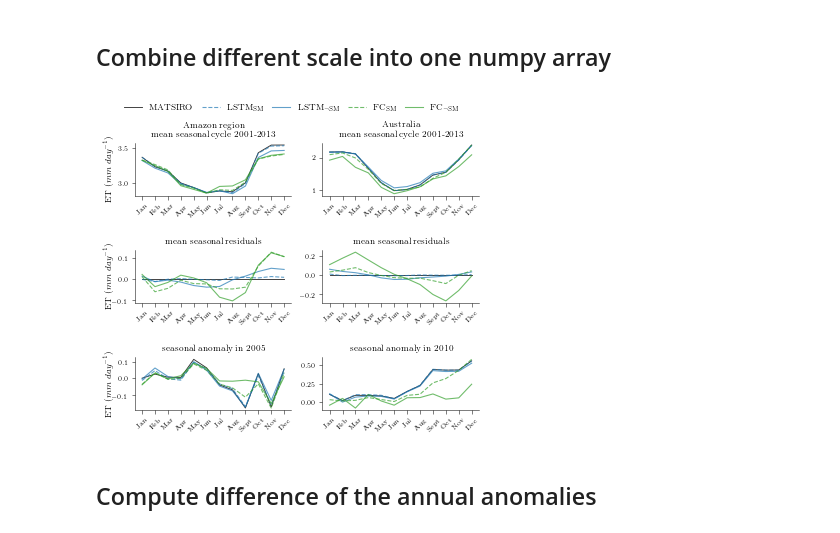
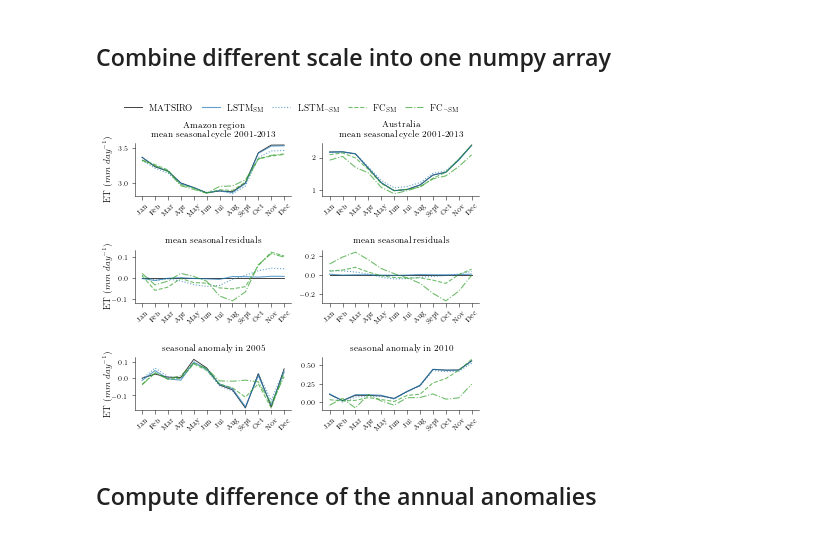
Before and after one commit to bask0/dl4es_ch18, a Jupyter notebook: src/notebooks/exp2.ipynb, the cells around one changed output. Saved outputs shown, nothing was run; the diff lists cells and outputs as text; code cells hidden in the pictures.

```diff
--- a/src/notebooks/exp2.ipynb
+++ b/src/notebooks/exp2.ipynb
@@ -63,17 +63,19 @@ Added some useful functions, I will add more (e.g. plotting time-eries). Please
 # %% [markdown]
 ## Load Data
 # %%
+'/workspace/bkraft/dlchapter_backup/dl_chapter14/experiments/et/n_sm.n_perm/inference/pred_so.zarr/'
+
 #Spatially optimized
-dss_nn = xr.open_zarr('/scratch/dl_chapter14/experiments/et/n_sm.n_perm/inference/pred_so.zarr/') *  86400 # 1 kg/m2/s = 86400 mm/day
-dss_wn = xr.open_zarr('/scratch/dl_chapter14/experiments/et/w_sm.n_perm/inference/pred_so.zarr/') *  86400
-dss_nw = xr.open_zarr('/scratch/dl_chapter14/experiments/et/n_sm.w_perm/inference/pred_so.zarr/') *  86400
-dss_ww = xr.open_zarr('/scratch/dl_chapter14/experiments/et/w_sm.w_perm/inference/pred_so.zarr/') *  86400
+dss_nn = xr.open_zarr('/workspace/bkraft/dlchapter_backup/dl_chapter14/experiments/et/n_sm.n_perm/inference/pred_so.zarr/') *  86400 # 1 kg/m2/s = 86400 mm/day
+dss_wn = xr.open_zarr('/workspace/bkraft/dlchapter_backup/dl_chapter14/experiments/et/w_sm.n_perm/inference/pred_so.zarr/') *  86400
+dss_nw = xr.open_zarr('/workspace/bkraft/dlchapter_backup/dl_chapter14/experiments/et/n_sm.w_perm/inference/pred_so.zarr/') *  86400
+dss_ww = xr.open_zarr('/workspace/bkraft/dlchapter_backup/dl_chapter14/experiments/et/w_sm.w_perm/inference/pred_so.zarr/') *  86400
 
 #Temporally optimized
-dst_nn = xr.open_zarr('/scratch/dl_chapter14/experiments/et/n_sm.n_perm/inference/pred_to.zarr/') *  86400
-dst_wn = xr.open_zarr('/scratch/dl_chapter14/experiments/et/w_sm.n_perm/inference/pred_to.zarr/') *  86400
-dst_nw = xr.open_zarr('/scratch/dl_chapter14/experiments/et/n_sm.w_perm/inference/pred_to.zarr/') *  86400
-dst_ww = xr.open_zarr('/scratch/dl_chapter14/experiments/et/w_sm.w_perm/inference/pred_to.zarr/') *  86400
+dst_nn = xr.open_zarr('/workspace/bkraft/dlchapter_backup/dl_chapter14/experiments/et/n_sm.n_perm/inference/pred_to.zarr/') *  86400
+dst_wn = xr.open_zarr('/workspace/bkraft/dlchapter_backup/dl_chapter14/experiments/et/w_sm.n_perm/inference/pred_to.zarr/') *  86400
+dst_nw = xr.open_zarr('/workspace/bkraft/dlchapter_backup/dl_chapter14/experiments/et/n_sm.w_perm/inference/pred_to.zarr/') *  86400
+dst_ww = xr.open_zarr('/workspace/bkraft/dlchapter_backup/dl_chapter14/experiments/et/w_sm.w_perm/inference/pred_to.zarr/') *  86400
 # %% [markdown]
 ## Subset for the amazon region
 # %%
@@ -91,6 +93,13 @@ australia_raw_wn = dst_wn.sel(lat= slice(-10,-40), lon= slice(109, 156))
 australia_raw_ww = dst_ww.sel(lat= slice(-10,-40), lon= slice(109, 156))
 # %% [markdown]
 ## Compute monthly seasonal cycle
+# %%
+#Amazon
+amazon_seas_obs = amazon_raw_wn.sel(time=slice('2001-01-01', '2013-12-31')).obs.mean(('lat', 'lon')).groupby('time.month').mean('time')
+amazon_seas_wn = amazon_raw_wn.sel(time=slice('2001-01-01', '2013-12-31')).mod.mean(('lat', 'lon')).groupby('time.month').mean('time')
+amazon_seas_nn = amazon_raw_nn.sel(time=slice('2001-01-01', '2013-12-31')).mod.mean(('lat', 'lon')).groupby('time.month').mean('time')
+amazon_seas_ww = amazon_raw_ww.sel(time=slice('2001-01-01', '2013-12-31')).mod.mean(('lat', 'lon')).groupby('time.month').mean('time')
+amazon_seas_nw = amazon_raw_nw.sel(time=slice('2001-01-01', '2013-12-31')).mod.mean(('lat', 'lon')).groupby('time.month').mean('time')
 # %%
 #Amazon
 amazon_seas_obs_2005 = amazon_raw_wn.sel(time=slice('2005-01-01', '2005-12-31')).obs.mean(('lat', 'lon')).groupby('time.month').mean('time')
@@ -98,6 +107,13 @@ amazon_seas_wn_2005 = amazon_raw_wn.sel(time=slice('2005-01-01', '2005-12-31')).
 amazon_seas_nn_2005 = amazon_raw_nn.sel(time=slice('2005-01-01', '2005-12-31')).mod.mean(('lat', 'lon')).groupby('time.month').mean('time')
 amazon_seas_ww_2005 = amazon_raw_ww.sel(time=slice('2005-01-01', '2005-12-31')).mod.mean(('lat', 'lon')).groupby('time.month').mean('time')
 amazon_seas_nw_2005 = amazon_raw_nw.sel(time=slice('2005-01-01', '2005-12-31')).mod.mean(('lat', 'lon')).groupby('time.month').mean('time')
+# %%
+#Australia
+australia_seas_obs = australia_raw_wn.sel(time=slice('2001-01-01', '2013-12-31')).obs.mean(('lat', 'lon')).groupby('time.month').mean('time')
+australia_seas_wn = australia_raw_wn.sel(time=slice('2001-01-01', '2013-12-31')).mod.mean(('lat', 'lon')).groupby('time.month').mean('time')
+australia_seas_nn = australia_raw_nn.sel(time=slice('2001-01-01', '2013-12-31')).mod.mean(('lat', 'lon')).groupby('time.month').mean('time')
+australia_seas_ww = australia_raw_ww.sel(time=slice('2001-01-01', '2013-12-31')).mod.mean(('lat', 'lon')).groupby('time.month').mean('time')
+australia_seas_nw = australia_raw_nw.sel(time=slice('2001-01-01', '2013-12-31')).mod.mean(('lat', 'lon')).groupby('time.month').mean('time')
 # %%
 #Australia
 australia_seas_obs_2010 = australia_raw_wn.sel(time=slice('2010-01-01', '2010-12-31')).obs.mean(('lat', 'lon')).groupby('time.month').mean('time')
@@ -275,26 +291,28 @@ def get_style(style, i):
     )
     style1 = dict(
         linewidth=linewidth,
-        linestyle='--',
+        linestyle='solid',
         color=sb.color_palette("Paired")[1],
         alpha=alpha,
         label=r'$\mathrm{LSTM_{SM}}$' if legend else '_nolegend_'
     )
     style2 = dict(
         linewidth=linewidth,
+        linestyle='dotted',
         color=sb.color_palette("Paired")[1],
         alpha=alpha,
         label=r'$\mathrm{LSTM_{\neg SM}}$' if legend else '_nolegend_'
     )
     style3 = dict(
         linewidth=linewidth,
-        linestyle='--',
+        linestyle='dashed',
         color=sb.color_palette("Paired")[3],
         alpha=alpha,
         label=r'$\mathrm{FC_{SM}}$' if legend else '_nolegend_'
     )
     style4 = dict(
         linewidth=linewidth,
+        linestyle='dashdot',
         color=sb.color_palette("Paired")[3],
         alpha=alpha,
         label=r'$\mathrm{FC_{\neg SM}}$' if legend else '_nolegend_'
@@ -329,34 +347,35 @@ for i, var in enumerate(['mean_seasonal_cycle', 'seasonal_res', 'seasonal_anomal
     ax[i, 1].plot(australia_nn[var], **get_style(2, i))
     ax[i, 1].plot(australia_ww[var], **get_style(3, i))
     ax[i, 1].plot(australia_nw[var], **get_style(4, i))
     ax[i, 1].spines['top'].set_visible(False)
     ax[i, 1].spines['right'].set_visible(False)
 
 
 
     ax[i, 0].set_ylabel('ET ($mm \ day^{-1}$)')
     ax[i, 1].set_ylabel('')
     ax[i, 0].set_xticks(np.arange(0, 12))
     ax[i, 0].set_xticklabels(['Jan', 'Feb', 'Mar', 'Apr', 'May', 'Jun', 'Jul', 'Aug', 'Sept', 'Oct', 'Nov', 'Dec'],
                rotation=45)
     ax[i, 1].set_xticks(np.arange(0, 12))
     ax[i, 1].set_xticklabels(['Jan', 'Feb', 'Mar', 'Apr', 'May', 'Jun', 'Jul', 'Aug', 'Sept', 'Oct', 'Nov', 'Dec'],
                rotation=45)
     ax[i, 0].yaxis.set_label_coords(-0.14, 0.5)
 ax[0, 0].set_title('Amazon region\n mean seasonal cycle 2001-2013')
 ax[0, 1].set_title('Australia\n mean seasonal cycle 2001-2013')
 ax[1, 0].set_title('mean seasonal residuals')
 ax[1, 1].set_title('mean seasonal residuals')
 ax[2, 0].set_title('seasonal anomaly in 2005')
 ax[2, 1].set_title('seasonal anomaly in 2010')
 
 #ax[-2, 1].legend();
 ax[0, 0].legend(loc='upper center', bbox_to_anchor=(1., 1.8),
           ncol=5, frameon=False, labelspacing=-1, borderaxespad=0., columnspacing=1)
 plt.gca().yaxis.set_label_position("right")
+
 savefig('/workspace/bkraft/dl_chapter14/src/notebooks/exp2_figures/Fig5', dpi=300)
 # %% [output]
-[figure, old version]
+[figure, new version]
 # %% [markdown]
 ## Compute difference of the annual anomalies
 # %%
```
Also changed, not shown: parts of 4 cells of this notebook, 6 other files.
